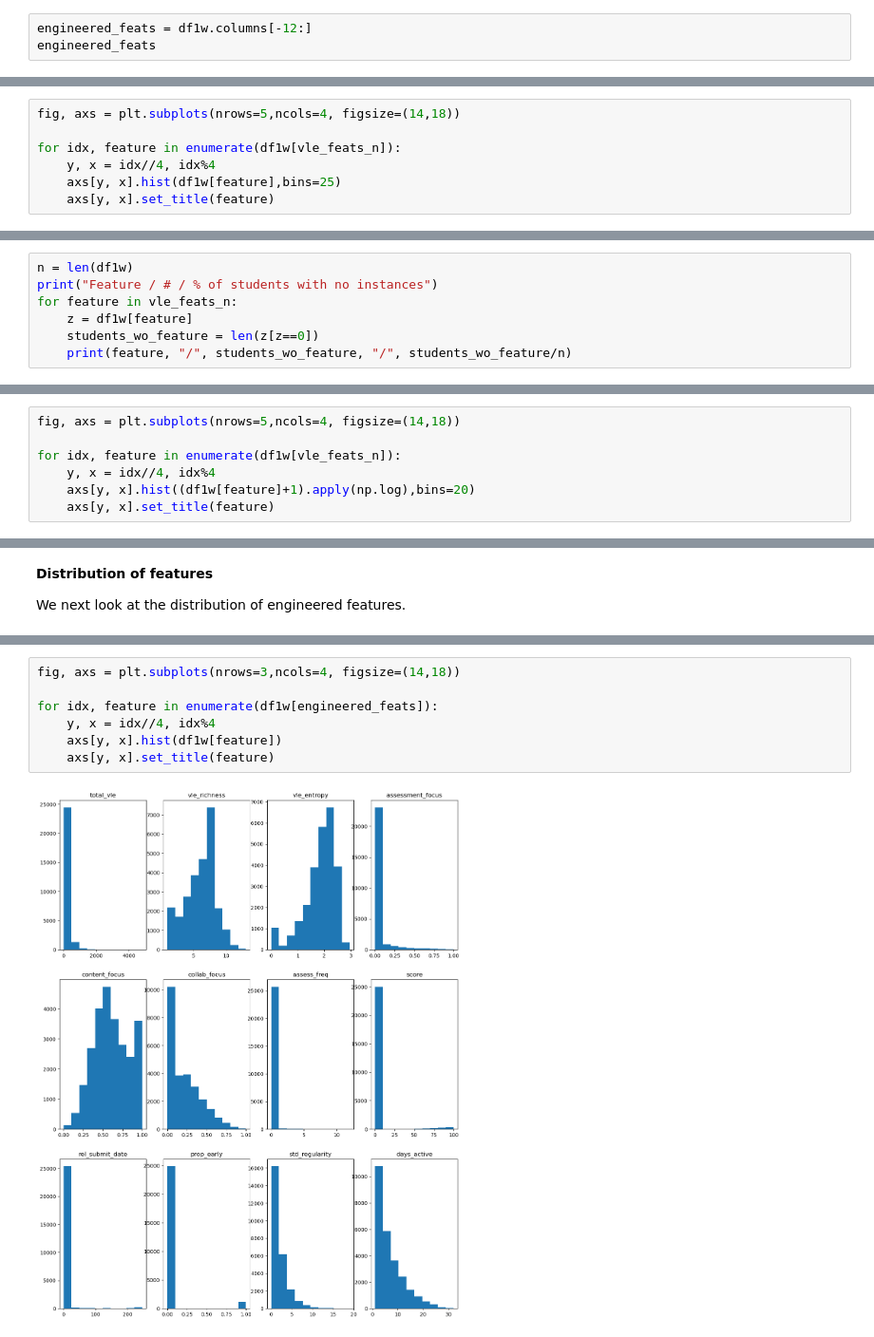
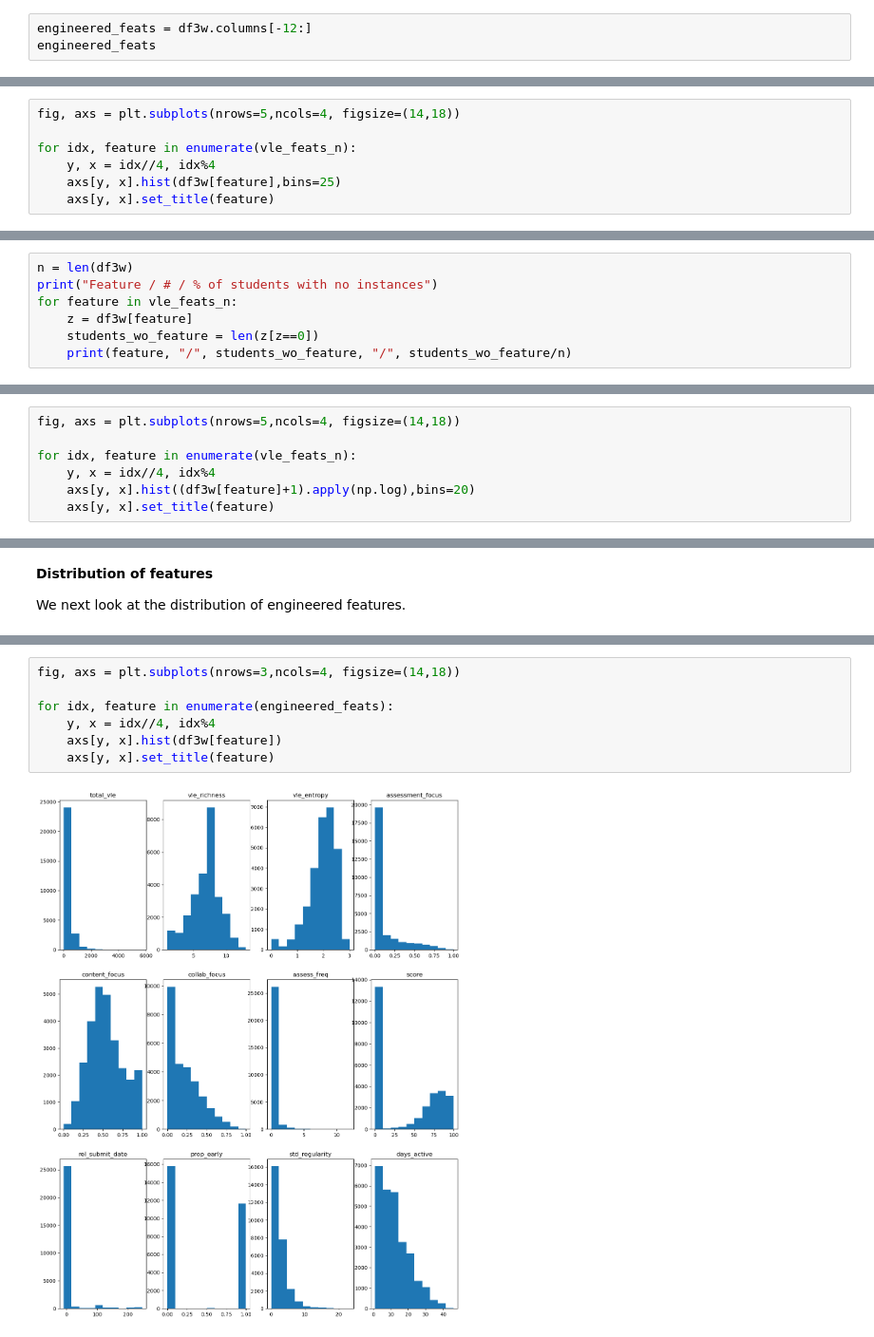
Before and after one commit to Erdos-Projects/fall-2025-risk-factors-in-online-courses, a Jupyter notebook: MOULAD EDA.ipynb, the cells around one changed output, grey strips where cells are left out. Shown at 95% size. Saved outputs shown, nothing was run; the diff lists cells and outputs as text.

```diff
--- a/MOULAD EDA.ipynb
+++ b/MOULAD EDA.ipynb
@@ -323,7 +304,7 @@ plt.imshow(df1w.isnull(), cmap='hot', aspect='auto')
 # %% [markdown]
 Let us now examine correlation between engineered features (+ interaction features)
 # %%
-engineered_feats = df1w.columns[-12:]
+engineered_feats = df3w.columns[-12:]
 engineered_feats
 # %% [output]
 Index(['total_vle', 'vle_richness', 'vle_entropy', 'assessment_focus',
@@ -365,8 +342,8 @@ We previously observed that the interaction features appear to be exponentially
 # %%
 fig, axs = plt.subplots(nrows=5,ncols=4, figsize=(14,18))
 
-for idx, feature in enumerate(df1w[vle_feats_n]):
+for idx, feature in enumerate(vle_feats_n):
     y, x = idx//4, idx%4
-    axs[y, x].hist(df1w[feature],bins=25)
+    axs[y, x].hist(df3w[feature],bins=25)
     axs[y, x].set_title(feature)
 # %% [output]
@@ -374,8 +351,8 @@ for idx, feature in enumerate(df1w[vle_feats_n]):
 # %%
-n = len(df1w)
+n = len(df3w)
 print("Feature / # / % of students with no instances")
 for feature in vle_feats_n:
-    z = df1w[feature]
+    z = df3w[feature]
     students_wo_feature = len(z[z==0])
     print(feature, "/", students_wo_feature, "/", students_wo_feature/n)
 # %% [output]
@@ -403,8 +380,8 @@ What if we took logarithms?
 # %%
 fig, axs = plt.subplots(nrows=5,ncols=4, figsize=(14,18))
 
-for idx, feature in enumerate(df1w[vle_feats_n]):
+for idx, feature in enumerate(vle_feats_n):
     y, x = idx//4, idx%4
-    axs[y, x].hist((df1w[feature]+1).apply(np.log),bins=20)
+    axs[y, x].hist((df3w[feature]+1).apply(np.log),bins=20)
     axs[y, x].set_title(feature)
 # %% [output]
@@ -422,10 +395,10 @@ len(engineered_feats)
 # %%
 fig, axs = plt.subplots(nrows=3,ncols=4, figsize=(14,18))
 
-for idx, feature in enumerate(df1w[engineered_feats]):
+for idx, feature in enumerate(engineered_feats):
     y, x = idx//4, idx%4
-    axs[y, x].hist(df1w[feature])
+    axs[y, x].hist(df3w[feature])
     axs[y, x].set_title(feature)
 # %% [output]
-[figure, old version]
+[figure, new version]
 # %% [markdown]
```
Also changed, not shown: parts of 52 cells of this notebook.
